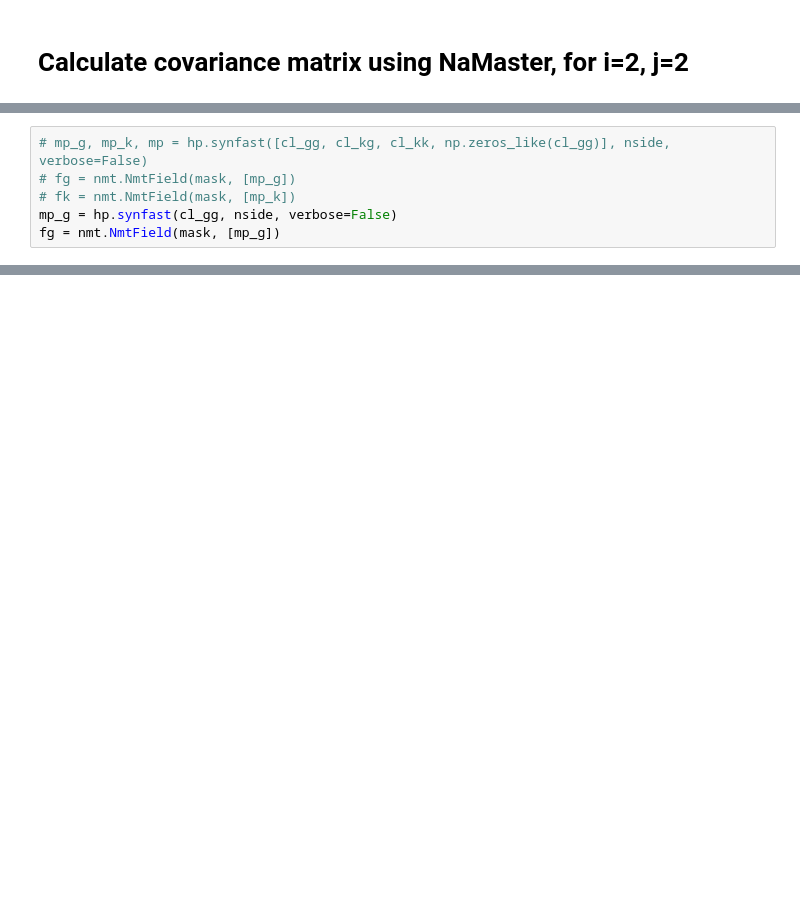
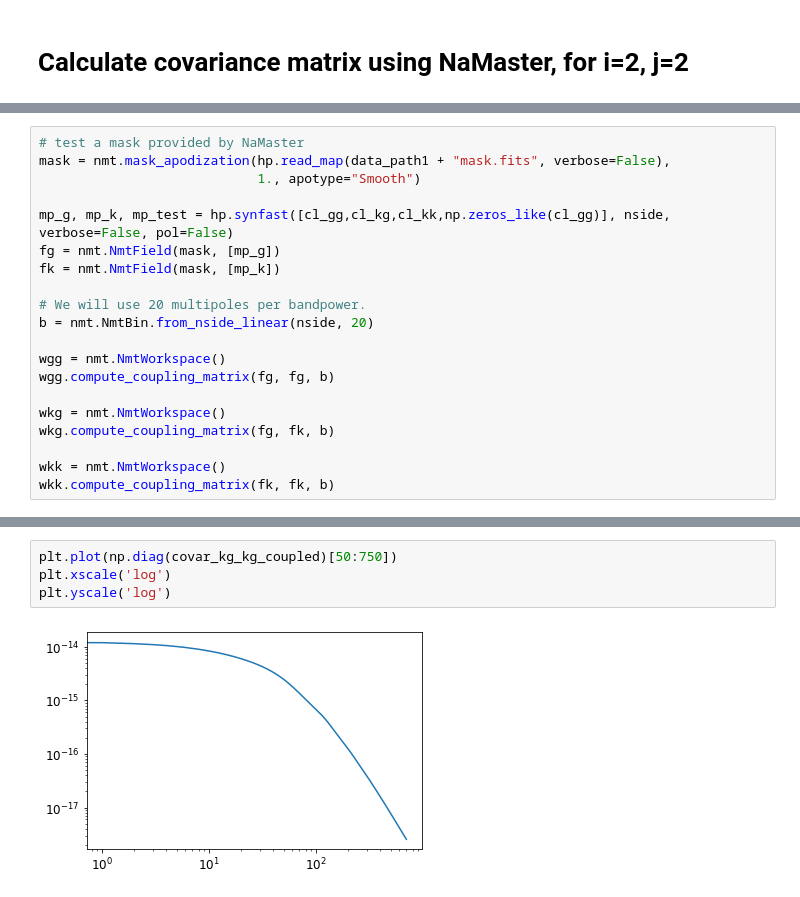
Before and after one commit to catketchup/DES_ACT_test, a Jupyter notebook: th_nonlinear.ipynb, the cells around one changed output, grey strips where cells are left out. Drawn from its saved outputs; the diff is of its cells as text; blank space fills up the shorter version.

Commit message:
generated Cov Matrix for gg,kg,kk

```diff
--- a/th_nonlinear.ipynb
+++ b/th_nonlinear.ipynb
@@ -218,8 +204,22 @@ WARNING: AstropyDeprecationWarning: "verbose" was deprecated in version 1.15.0 a
 # %%
-# mp_g, mp_k, mp = hp.synfast([cl_gg, cl_kg, cl_kk, np.zeros_like(cl_gg)], nside, verbose=False)
-# fg = nmt.NmtField(mask, [mp_g])
-# fk = nmt.NmtField(mask, [mp_k])
-mp_g = hp.synfast(cl_gg, nside, verbose=False)
+# test a mask provided by NaMaster
+mask = nmt.mask_apodization(hp.read_map(data_path1 + "mask.fits", verbose=False),
+                            1., apotype="Smooth")
+
+mp_g, mp_k, mp_test = hp.synfast([cl_gg,cl_kg,cl_kk,np.zeros_like(cl_gg)], nside, verbose=False, pol=False)
 fg = nmt.NmtField(mask, [mp_g])
+fk = nmt.NmtField(mask, [mp_k])
+
+# We will use 20 multipoles per bandpower.
+b = nmt.NmtBin.from_nside_linear(nside, 20)
+
+wgg = nmt.NmtWorkspace()
+wgg.compute_coupling_matrix(fg, fg, b)
+
+wkg = nmt.NmtWorkspace()
+wkg.compute_coupling_matrix(fg, fk, b)
+
+wkk = nmt.NmtWorkspace()
+wkk.compute_coupling_matrix(fk, fk, b)
 # %% [output]
 WARNING: AstropyDeprecationWarning: "verbose" was deprecated in version 1.15.0 and will be removed in a future version.  [warnings]
@@ -264,0 +288,6 @@ plt.yscale('log')
+# %%
+plt.plot(np.diag(covar_kg_kg_coupled)[50:750])
+plt.xscale('log')
+plt.yscale('log')
+# %% [output]
+[figure, added]
```
Also changed, not shown: parts of 15 cells of this notebook, 55 other files.
